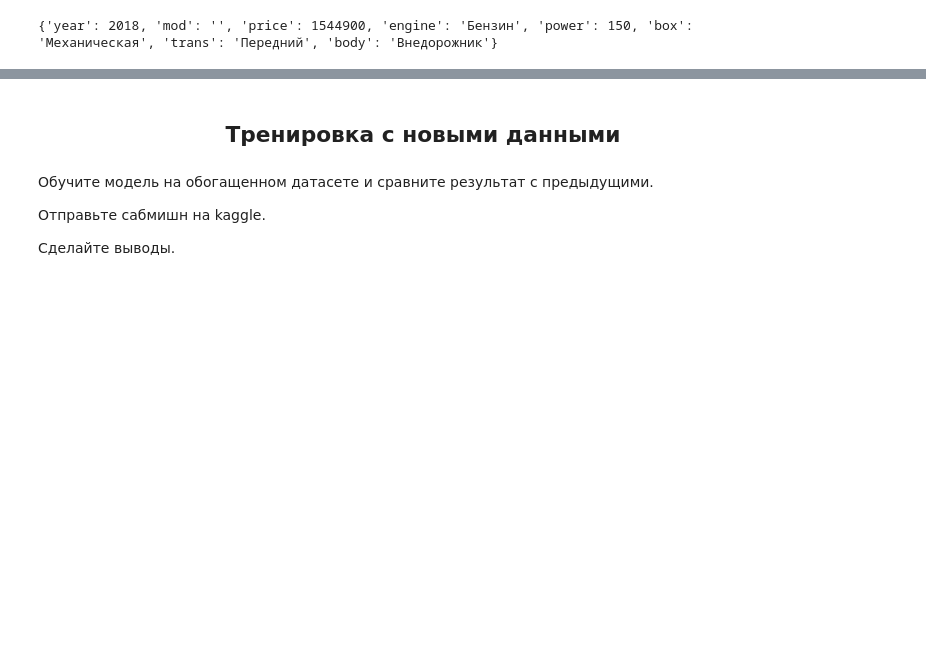
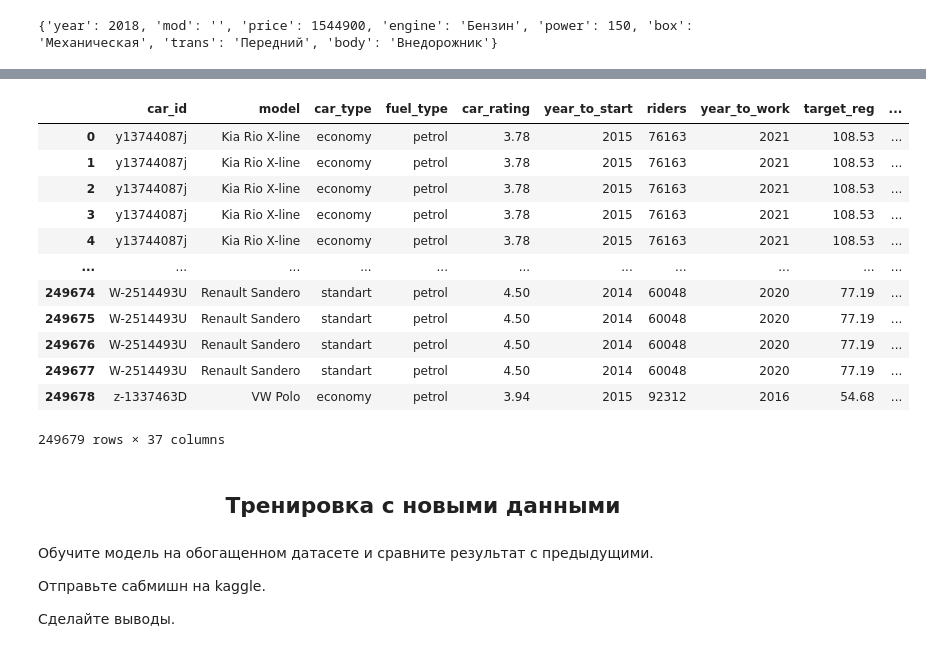
Before and after one commit to nikatonika/DS_task1, a Jupyter notebook: Домашние_задания_Соревновательный_DS_Заславская_В_Л.ipynb, the cells around one changed output, grey strips where cells are left out. Drawn from its saved outputs; the diff is of its cells as text; code cells hidden in the pictures; blank space fills up the shorter version.

```diff
--- a/Домашние_задания_Соревновательный_DS_Заславская_В_Л.ipynb
+++ b/Домашние_задания_Соревновательный_DS_Заславская_В_Л.ipynb
@@ -1727,6 +1741,22 @@ car_train_enriched[['car_id', 'model', 'mod', 'price', 'engine', 'power', 'box',
 
 # Сохраняем в файл
 car_train_enriched.to_csv('car_train_enriched.csv', index=False)
+# %%
+car_train_enriched
+# %% [output]
+|  | car_id | model | car_type | fuel_type | car_rating | year_to_start | riders | year_to_work | target_reg | ... |
+| 0 | y13744087j | Kia Rio X-line | economy | petrol | 3.78 | 2015 | 76163 | 2021 | 108.53 | ... |
+| 1 | y13744087j | Kia Rio X-line | economy | petrol | 3.78 | 2015 | 76163 | 2021 | 108.53 | ... |
+| 2 | y13744087j | Kia Rio X-line | economy | petrol | 3.78 | 2015 | 76163 | 2021 | 108.53 | ... |
+| 3 | y13744087j | Kia Rio X-line | economy | petrol | 3.78 | 2015 | 76163 | 2021 | 108.53 | ... |
+| 4 | y13744087j | Kia Rio X-line | economy | petrol | 3.78 | 2015 | 76163 | 2021 | 108.53 | ... |
+| ... | ... | ... | ... | ... | ... | ... | ... | ... | ... | ... |
+| 249674 | W-2514493U | Renault Sandero | standart | petrol | 4.50 | 2014 | 60048 | 2020 | 77.19 | ... |
+| 249675 | W-2514493U | Renault Sandero | standart | petrol | 4.50 | 2014 | 60048 | 2020 | 77.19 | ... |
+| 249676 | W-2514493U | Renault Sandero | standart | petrol | 4.50 | 2014 | 60048 | 2020 | 77.19 | ... |
+| 249677 | W-2514493U | Renault Sandero | standart | petrol | 4.50 | 2014 | 60048 | 2020 | 77.19 | ... |
+| 249678 | z-1337463D | VW Polo | economy | petrol | 3.94 | 2015 | 92312 | 2016 | 54.68 | ... |
+249679 rows × 37 columns
 # %% [markdown]
 ## <center> Тренировка с новыми данными
 # %% [markdown]
```
Also changed, not shown: parts of 1 cell of this notebook, 1 other file.
